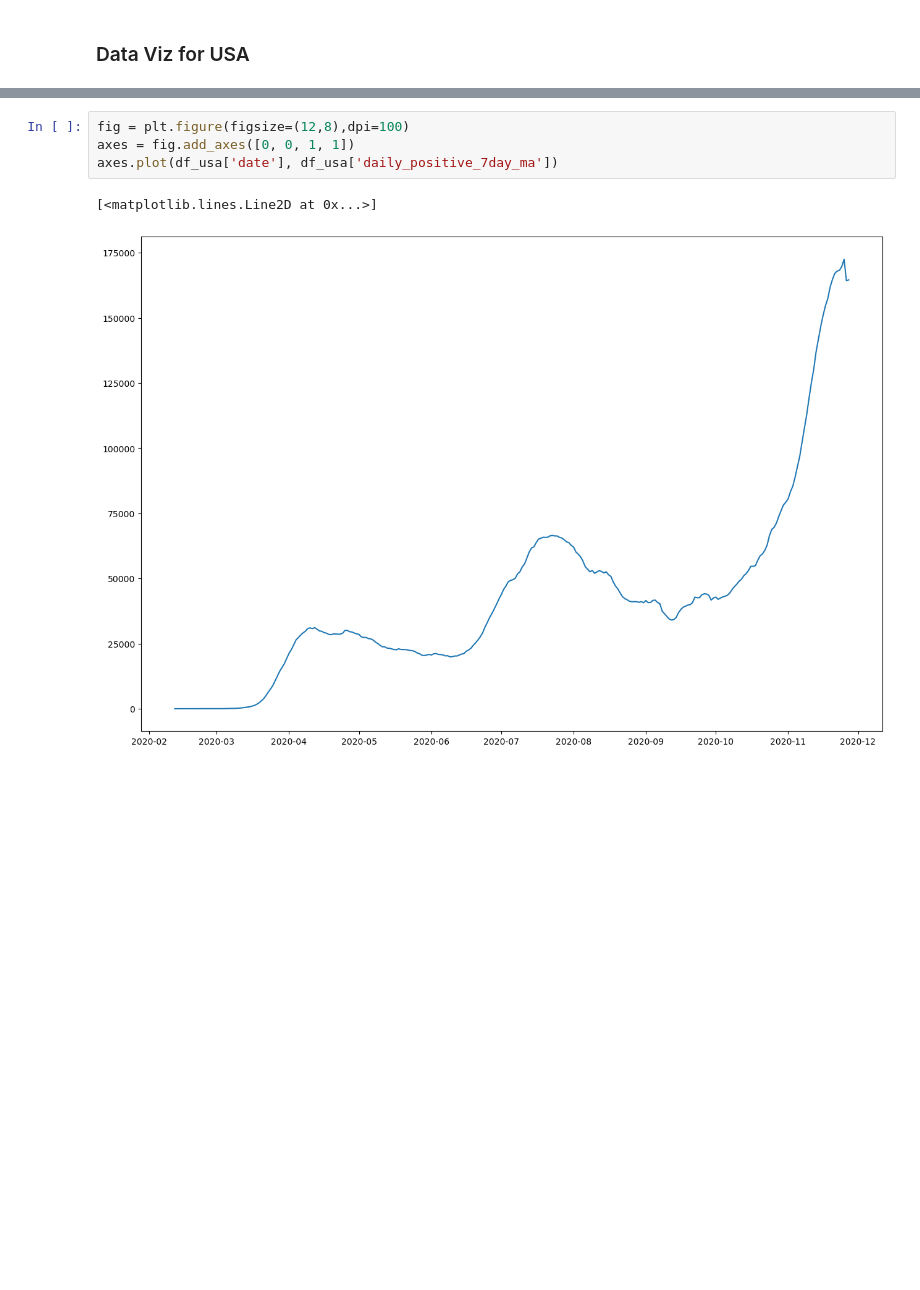
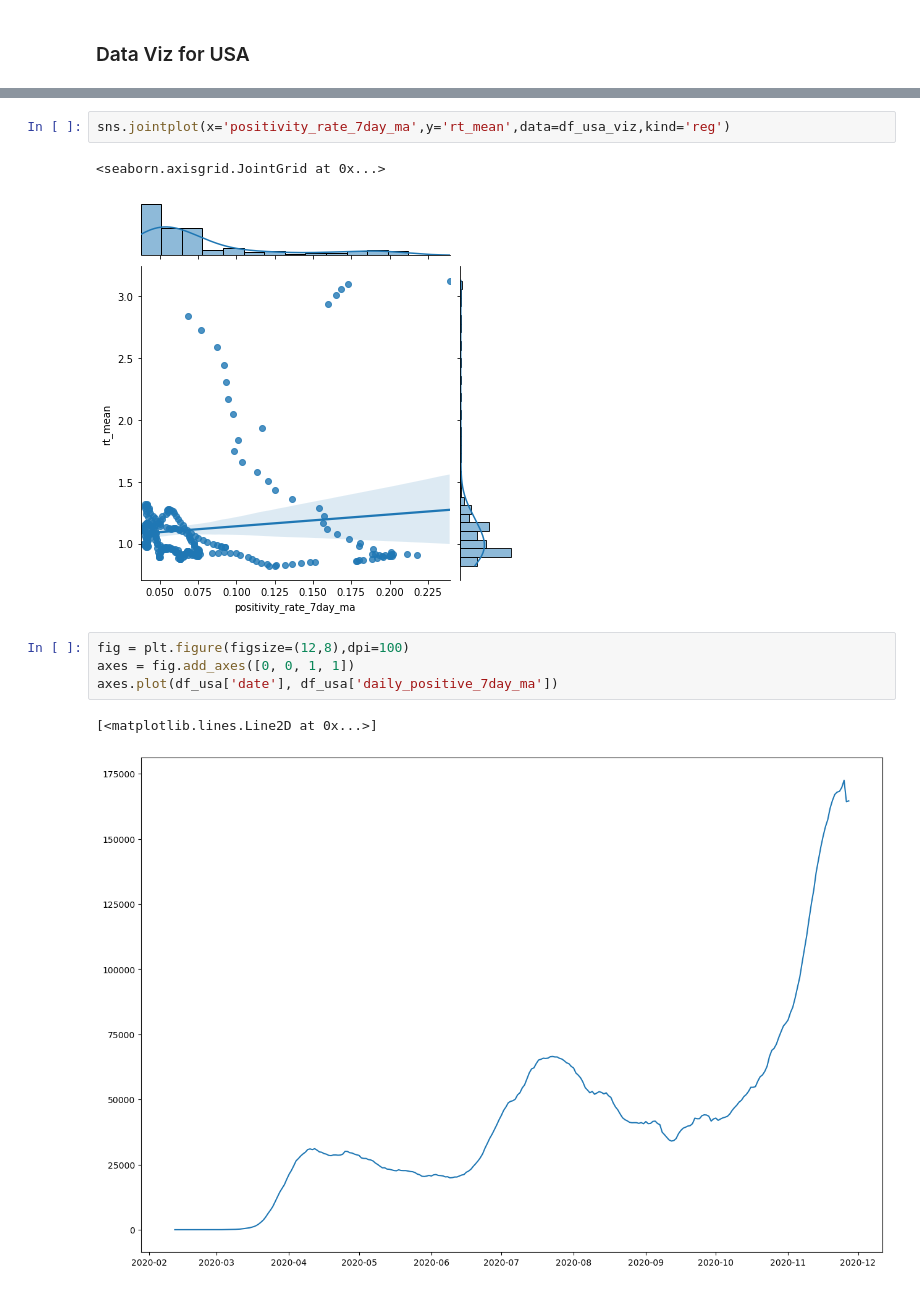
Before and after one commit to michaelcave1515/ai_work, a Jupyter notebook: covid_data/guInfectionEstimates.ipynb, the cells around one changed output, grey strips where cells are left out. Drawn from its saved outputs; the diff is of its cells as text; blank space fills up the shorter version.

```diff
--- a/covid_data/guInfectionEstimates.ipynb
+++ b/covid_data/guInfectionEstimates.ipynb
@@ -44,3 +68,8 @@ import numpy as np
+# %%
+sns.jointplot(x='positivity_rate_7day_ma',y='rt_mean',data=df_usa_viz,kind='reg')
+# %% [output]
+<seaborn.axisgrid.JointGrid at 0x...>
+[figure, added]
 # %%
 fig = plt.figure(figsize=(12,8),dpi=100)
 axes = fig.add_axes([0, 0, 1, 1])
```
Also changed, not shown: parts of 26 cells of this notebook, 6 other files.
